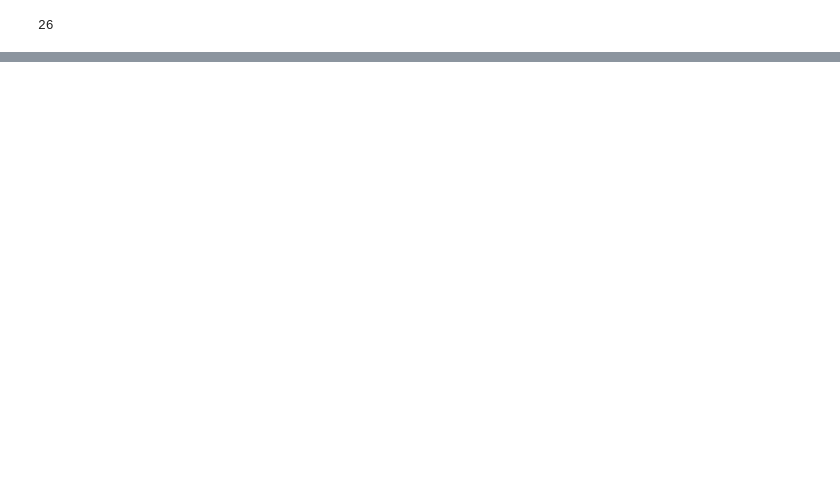
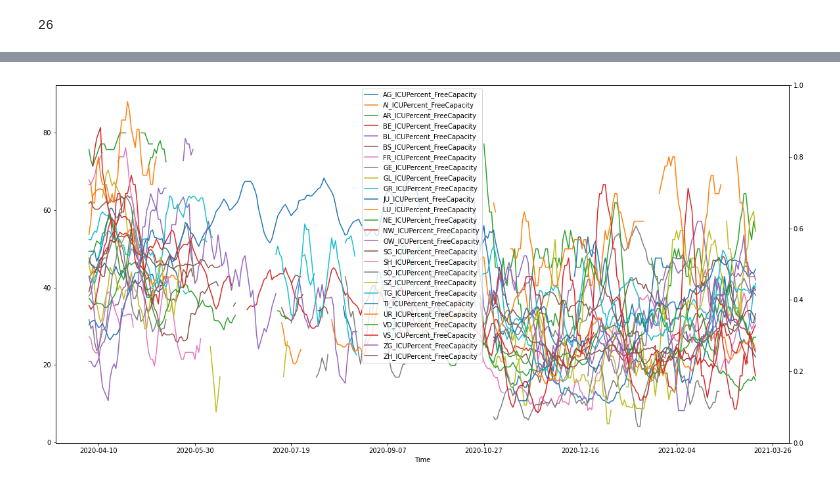
Before and after one commit to ratschlab/projects2021-bsc-thesis-scherer, a Jupyter notebook: DataExplorer.ipynb, the cells around one changed output, grey strips where cells are left out. Cells and saved outputs as stored; diff of their text form; code cells hidden in the pictures; blank space fills up the shorter version.

```diff
--- a/DataExplorer.ipynb
+++ b/DataExplorer.ipynb
@@ -94,0 +103,10 @@ for colsOfInterest in plotDict:
+# %%
+fig, ax = plt.subplots()
+ax2 = ax.twinx()
+column = "ICUPercent_FreeCapacity"
+for cantonId in cantonKeys:
+    df = dict[cantonId].rename(columns = {column:cantonId+'_'+column}, inplace = False)
+    df.rolling(window=7).mean().plot(y=[cantonId+'_'+column], ax=ax, figsize=(20,10))
+plt.show()
+# %% [output]
+[figure, added]
```
Also changed, not shown: parts of 4 cells of this notebook, 28 other files.
